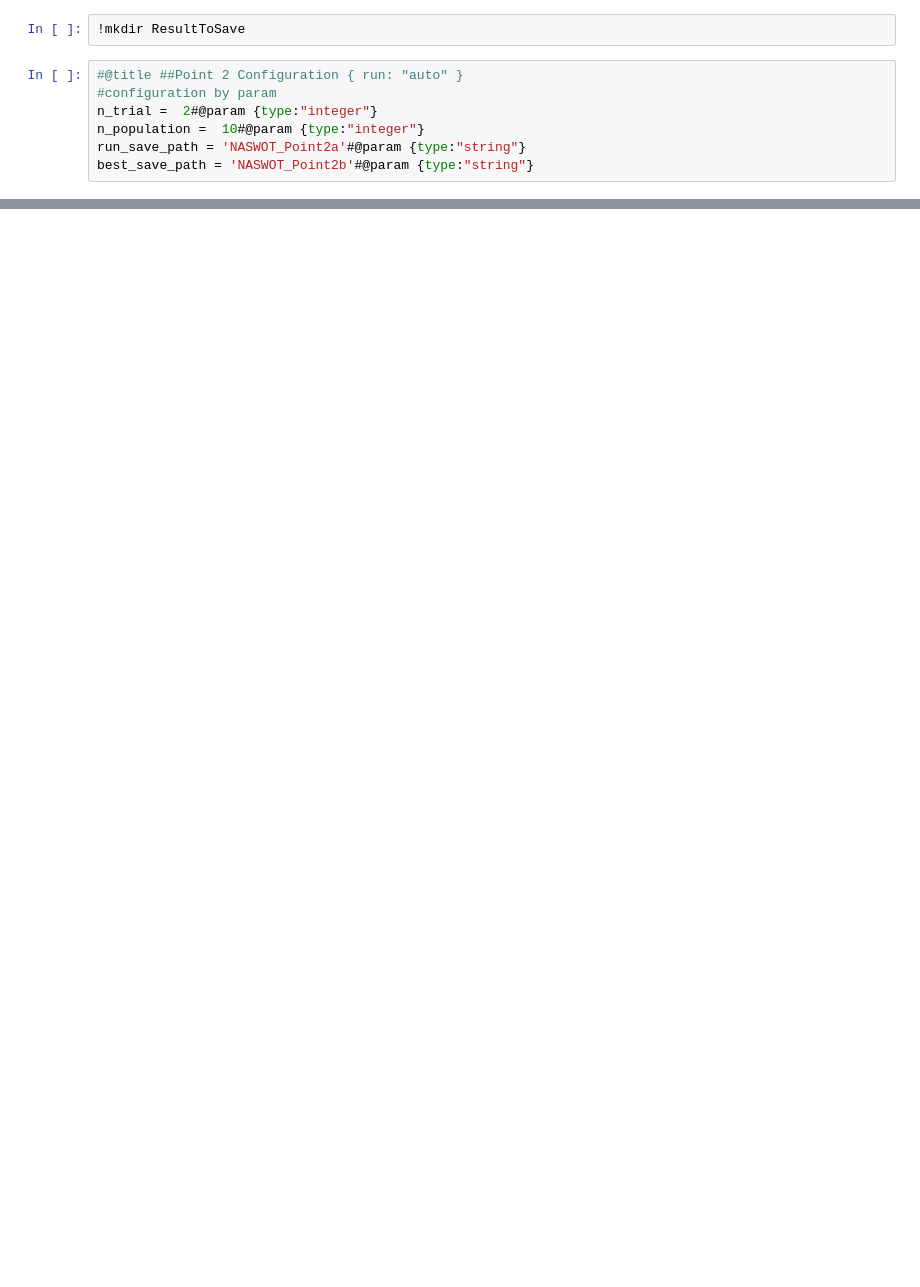
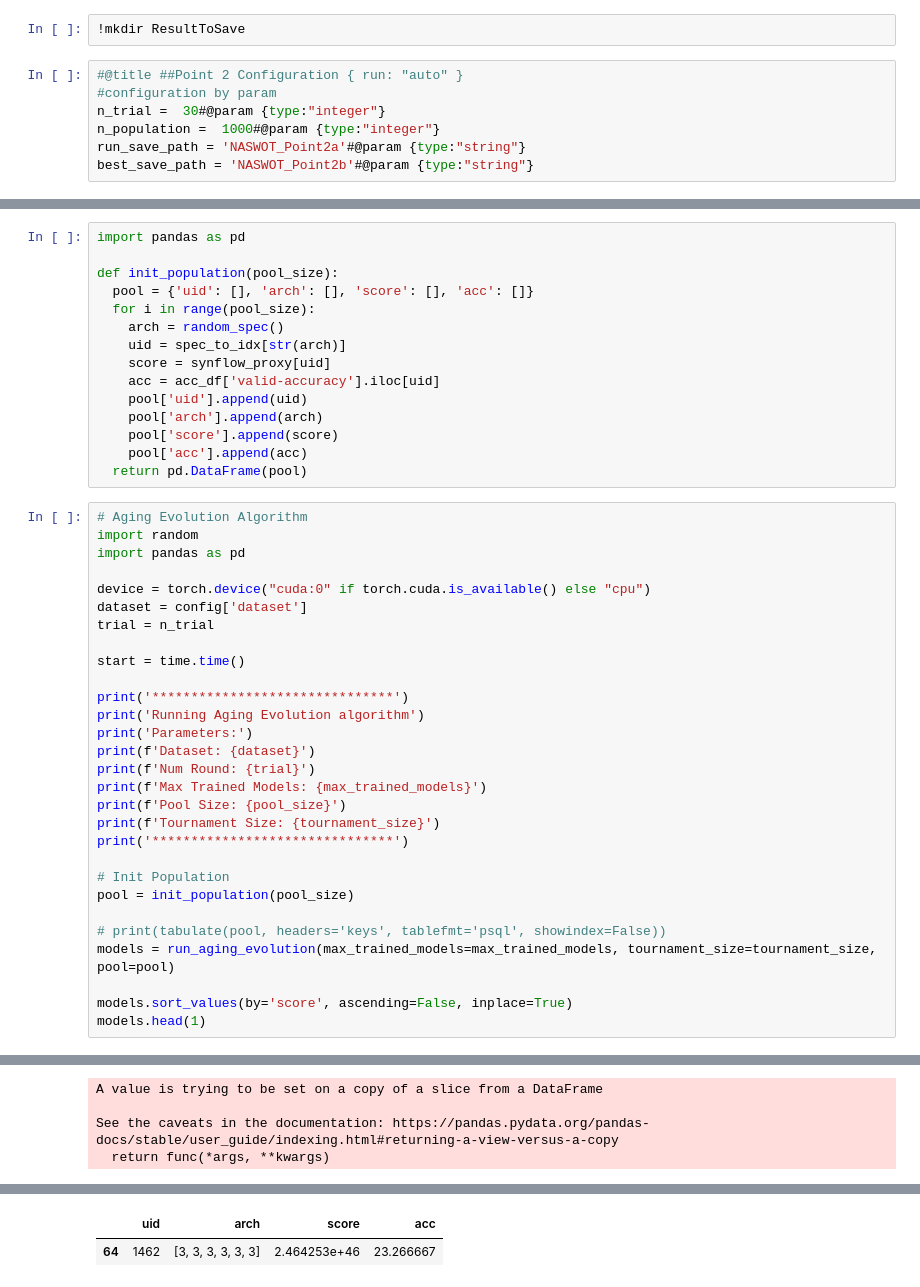
Before and after one commit to nicodimo/NAS_MachineLearningDeepLearning, a Jupyter notebook: NASWOT_Project8.ipynb, the cells around one changed output, grey strips where cells are left out. Drawn from its saved outputs; the diff is of its cells as text; blank space fills up the shorter version.

```diff
--- a/NASWOT_Project8.ipynb
+++ b/NASWOT_Project8.ipynb
@@ -408,8 +411,8 @@ B. For each of the above experiments store the best performing architecture.
 # %%
 #@title ##Point 2 Configuration { run: "auto" }
 #configuration by param
-n_trial =  2#@param {type:"integer"}
-n_population =  10#@param {type:"integer"}
+n_trial =  30#@param {type:"integer"}
+n_population =  1000#@param {type:"integer"}
 run_save_path = 'NASWOT_Point2a'#@param {type:"string"}
 best_save_path = 'NASWOT_Point2b'#@param {type:"string"}
 # %%
@@ -524,0 +752,45 @@ os.renames('/content/test.csv', '/content/ResultToSave/test.csv')
+# %%
+import pandas as pd
+
+def init_population(pool_size):
+  pool = {'uid': [], 'arch': [], 'score': [], 'acc': []}
+  for i in range(pool_size):
+    arch = random_spec()
+    uid = spec_to_idx[str(arch)]
+    score = synflow_proxy[uid]
+    acc = acc_df['valid-accuracy'].iloc[uid]
+    pool['uid'].append(uid)
+    pool['arch'].append(arch)
+    pool['score'].append(score)
+    pool['acc'].append(acc)
+  return pd.DataFrame(pool)
+# %%
+# Aging Evolution Algorithm
+import random
+import pandas as pd
+
+device = torch.device("cuda:0" if torch.cuda.is_available() else "cpu")
+dataset = config['dataset']
+trial = n_trial
+
+start = time.time()
+
+print('*******************************')
+print('Running Aging Evolution algorithm')
+print('Parameters:')
+print(f'Dataset: {dataset}')
+print(f'Num Round: {trial}')
+print(f'Max Trained Models: {max_trained_models}')
+print(f'Pool Size: {pool_size}')
+print(f'Tournament Size: {tournament_size}')
+print('*******************************')
+
+# Init Population
+pool = init_population(pool_size)
+
+# print(tabulate(pool, headers='keys', tablefmt='psql', showindex=False))
+models = run_aging_evolution(max_trained_models=max_trained_models, tournament_size=tournament_size, pool=pool)
+
+models.sort_values(by='score', ascending=False, inplace=True)
+models.head(1)
+# %% [output]
@@ -524,0 +814,4 @@ os.renames('/content/test.csv', '/content/ResultToSave/test.csv')
+A value is trying to be set on a copy of a slice from a DataFrame
+
+See the caveats in the documentation: https://pandas.pydata.org/pandas-docs/stable/user_guide/indexing.html#returning-a-view-versus-a-copy
+  return func(*args, **kwargs)
@@ -524,0 +835,2 @@ os.renames('/content/test.csv', '/content/ResultToSave/test.csv')
+|  | uid | arch | score | acc |
+| 64 | 1462 | [3, 3, 3, 3, 3, 3] | 2.464253e+46 | 23.266667 |
```
Also changed, not shown: parts of 16 cells of this notebook.
